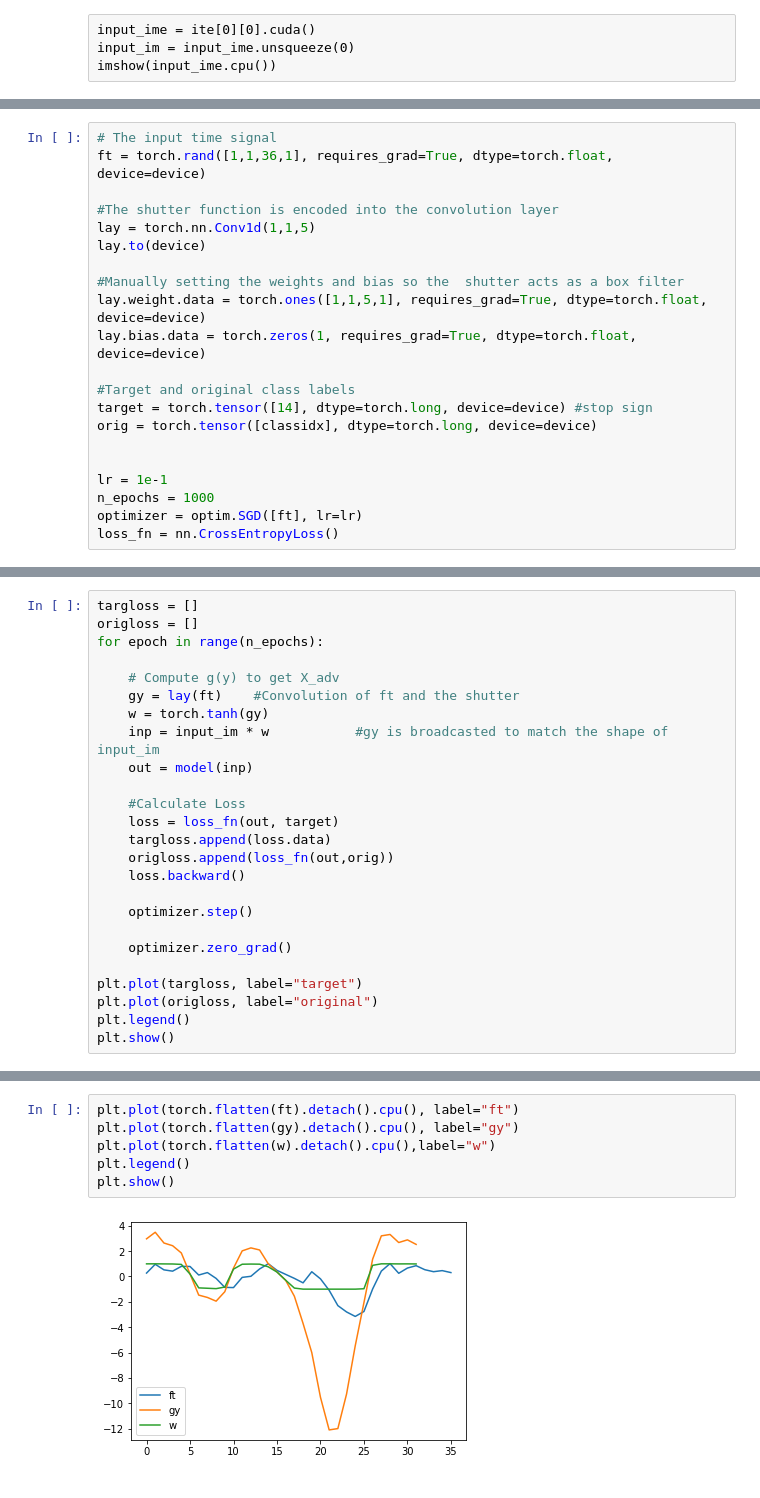
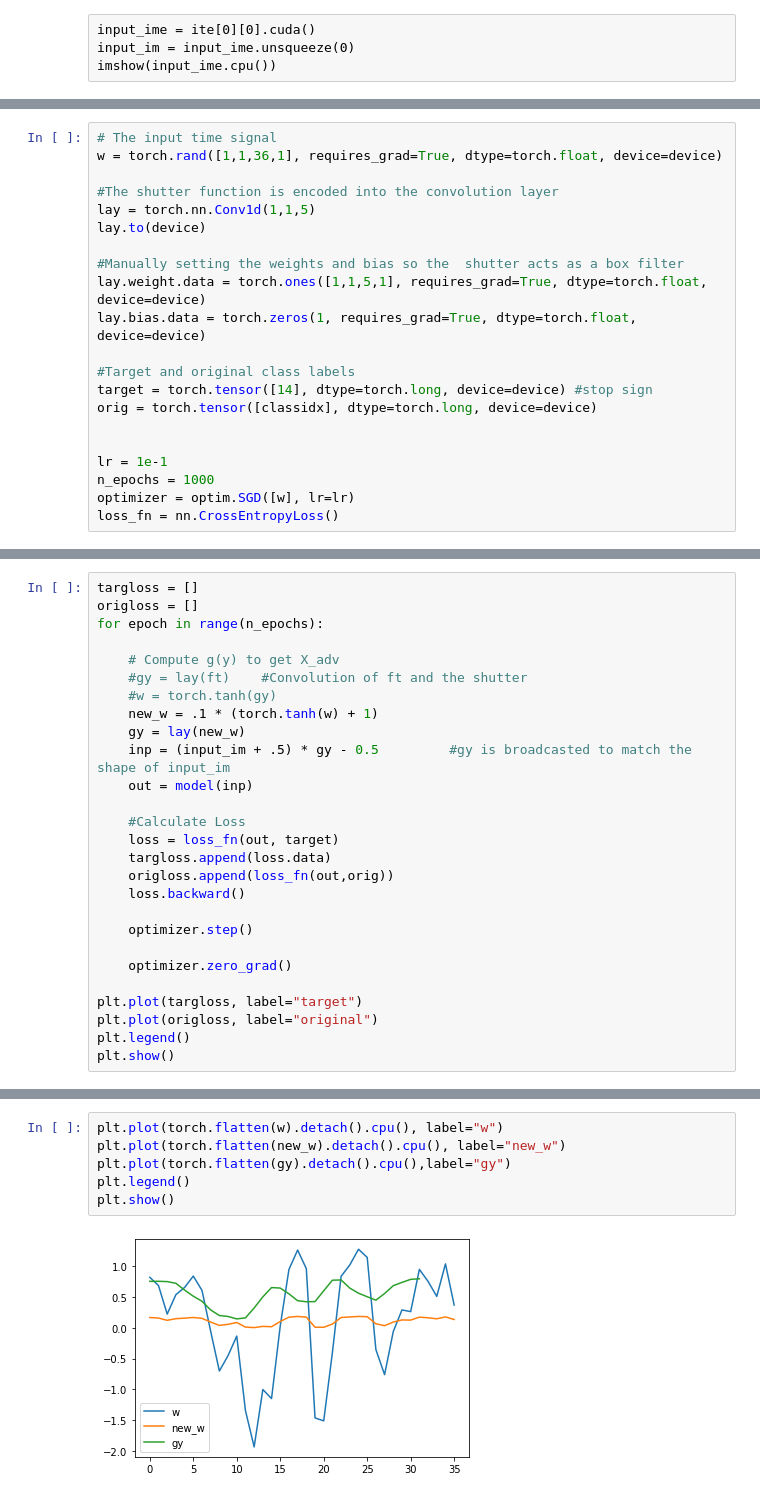
Before and after one commit to earlence-security/invis-perturbations, a Jupyter notebook: experiments.ipynb, the cells around one changed output, grey strips where cells are left out. Saved outputs shown, nothing was run; the diff lists cells and outputs as text.

```diff
--- a/experiments.ipynb
+++ b/experiments.ipynb
@@ -117,7 +117,7 @@ values=tensor([0.9987], device='cuda:0', grad_fn=<MaxBackward0>),
 indices=tensor([14], device='cuda:0'))
 # %%
 # The input time signal
-ft = torch.rand([1,1,36,1], requires_grad=True, dtype=torch.float, device=device)
+w = torch.rand([1,1,36,1], requires_grad=True, dtype=torch.float, device=device)
 
 #The shutter function is encoded into the convolution layer
 lay = torch.nn.Conv1d(1,1,5)
@@ -134,5 +134,5 @@ orig = torch.tensor([classidx], dtype=torch.long, device=device)
 
 lr = 1e-1
 n_epochs = 1000
-optimizer = optim.SGD([ft], lr=lr)
+optimizer = optim.SGD([w], lr=lr)
 loss_fn = nn.CrossEntropyLoss()
@@ -142,9 +161,11 @@ origloss = []
 for epoch in range(n_epochs):
 
     # Compute g(y) to get X_adv
-    gy = lay(ft)    #Convolution of ft and the shutter
-    w = torch.tanh(gy)
-    inp = input_im * w           #gy is broadcasted to match the shape of input_im
+    #gy = lay(ft)    #Convolution of ft and the shutter
+    #w = torch.tanh(gy)
+    new_w = .1 * (torch.tanh(w) + 1)
+    gy = lay(new_w)
+    inp = (input_im + .5) * gy - 0.5         #gy is broadcasted to match the shape of input_im
     out = model(inp)
 
     #Calculate Loss
@@ -189,9 +209,9 @@ Clipping input data to the valid range for imshow with RGB data ([0..1] for floa
 # %%
-plt.plot(torch.flatten(ft).detach().cpu(), label="ft")
-plt.plot(torch.flatten(gy).detach().cpu(), label="gy")
-plt.plot(torch.flatten(w).detach().cpu(),label="w")
+plt.plot(torch.flatten(w).detach().cpu(), label="w")
+plt.plot(torch.flatten(new_w).detach().cpu(), label="new_w")
+plt.plot(torch.flatten(gy).detach().cpu(),label="gy")
 plt.legend()
 plt.show()
 # %% [output]
-[figure, old version]
+[figure, new version]
 # %%
```
Also changed, not shown: parts of 8 cells of this notebook, 1 other file.
